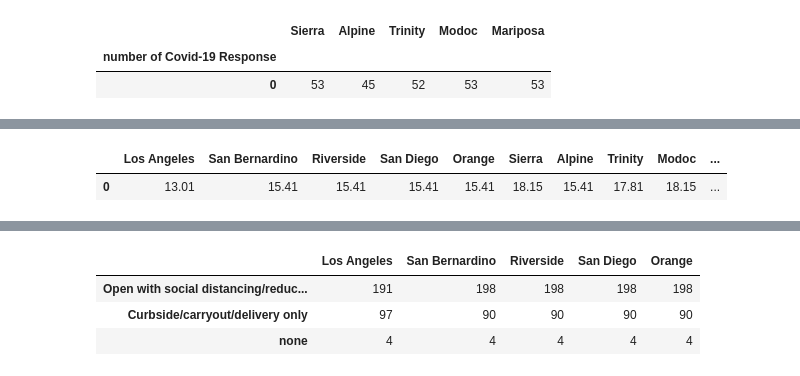
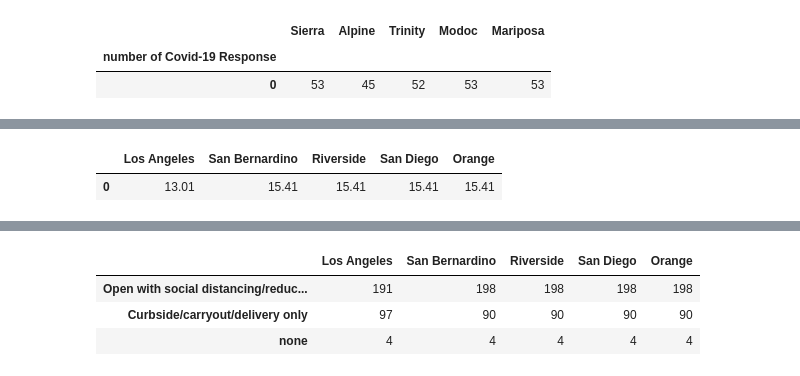
Before and after one commit to JAlvarado23A/covid_and_rest_survival, a Jupyter notebook: FC_data_restaurant.ipynb, the cells around one changed output, grey strips where cells are left out. Cells and saved outputs as stored; diff of their text form; code cells hidden in the pictures.

```diff
--- a/FC_data_restaurant.ipynb
+++ b/FC_data_restaurant.ipynb
@@ -259,34 +294,23 @@ modoc_response = num_modoc_response / total_num_citations * 100
 # %%
 mariposa_response = num_mariposa_response / total_num_citations * 100
 # %%
-percent_covid19_response = pd.DataFrame({
+top5_percent_covid19_citation = pd.DataFrame({
     "Los Angeles": [la_response],
     "San Bernardino": [san_bernardino_response],
     "Riverside": [riverside_response],
     "San Diego": [san_diego_response],
     "Orange": [oc_response],
-    "Sierra":[sierra_response],
-    "Alpine": [alpine_response],
-    "Trinity": [trinity_response],
-    "Modoc": [modoc_response],
-    "Mariposa": [mariposa_response]
 
 })
 
-percent_covid19_response["Los Angeles"]= percent_covid19_response["Los Angeles"].map("{0:,.2f}".format)
-percent_covid19_response["San Bernardino"]= percent_covid19_response["San Bernardino"].map("{0:,.2f}".format)
-percent_covid19_response["Riverside"]= percent_covid19_response["Riverside"].map("{0:,.2f}".format)
-percent_covid19_response["San Diego"]= percent_covid19_response["San Diego"].map("{0:,.2f}".format)
-percent_covid19_response["Orange"]= percent_covid19_response["Orange"].map("{0:,.2f}".format)
-percent_covid19_response["Sierra"]= percent_covid19_response["Sierra"].map("{0:,.2f}".format)
-percent_covid19_response["Alpine"]= percent_covid19_response["Alpine"].map("{0:,.2f}".format)
-percent_covid19_response["Trinity"]= percent_covid19_response["Trinity"].map("{0:,.2f}".format)
-percent_covid19_response["Modoc"]= percent_covid19_response["Modoc"].map("{0:,.2f}".format)
-percent_covid19_response["Mariposa"]= percent_covid19_response["Mariposa"].map("{0:,.2f}".format)
+top5_percent_covid19_citation["Los Angeles"]= top5_percent_covid19_citation["Los Angeles"].map("{0:,.2f}".format)
+top5_percent_covid19_citation["San Bernardino"]= top5_percent_covid19_citation["San Bernardino"].map("{0:,.2f}".format)
+top5_percent_covid19_citation["Riverside"]= top5_percent_covid19_citation["Riverside"].map("{0:,.2f}".format)
+top5_percent_covid19_citation["San Diego"]= top5_percent_covid19_citation["San Diego"].map("{0:,.2f}".format)
+top5_percent_covid19_citation["Orange"]= top5_percent_covid19_citation["Orange"].map("{0:,.2f}".format)
 
 
-
-percent_covid19_response
+top5_percent_covid19_citation
 # %% [output]
-|  | Los Angeles | San Bernardino | Riverside | San Diego | Orange | Sierra | Alpine | Trinity | Modoc | ... |
-| 0 | 13.01 | 15.41 | 15.41 | 15.41 | 15.41 | 18.15 | 15.41 | 17.81 | 18.15 | ... |
+|  | Los Angeles | San Bernardino | Riverside | San Diego | Orange |
+| 0 | 13.01 | 15.41 | 15.41 | 15.41 | 15.41 |
```
Also changed, not shown: parts of 28 cells of this notebook, 7 other files.
